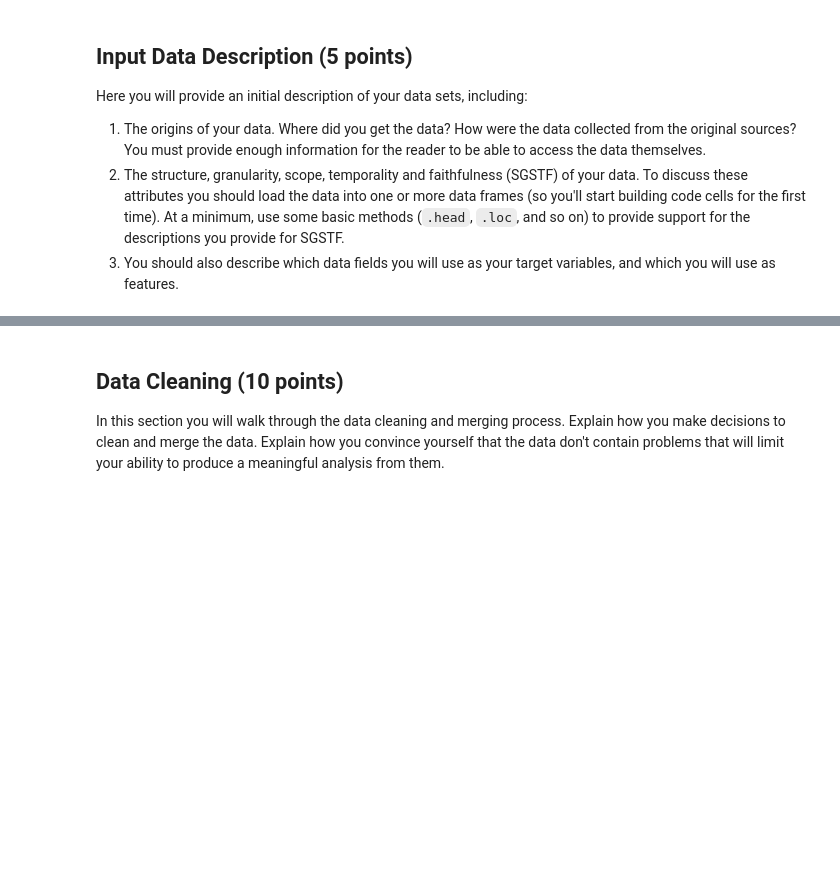
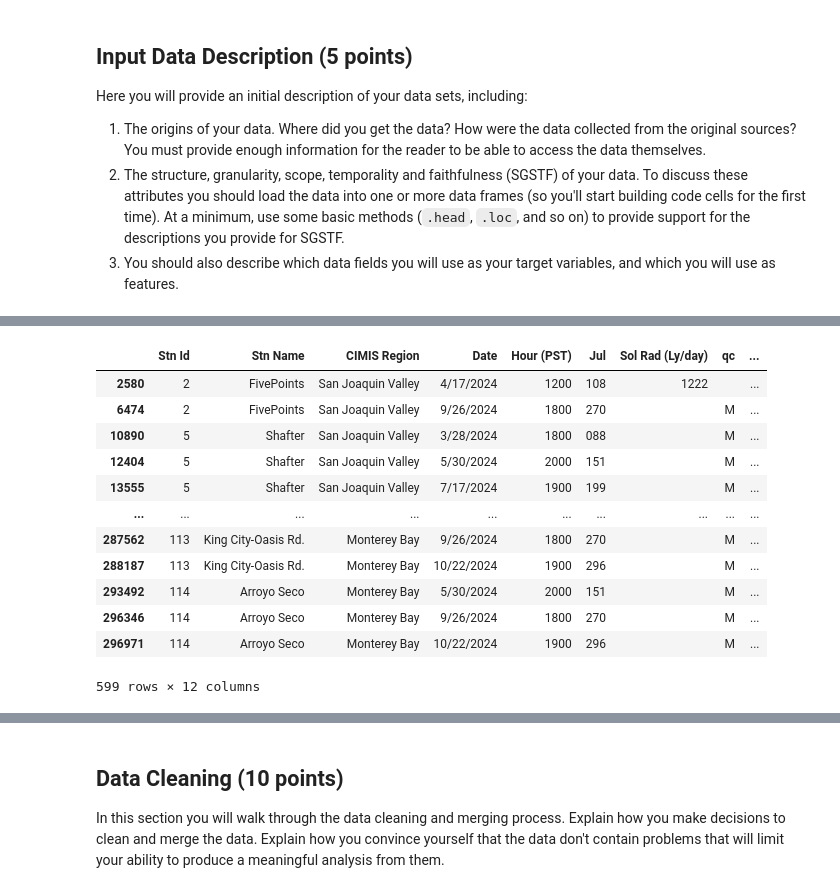
Before and after one commit to Brookeeichen/Predicted-Feeder-Congestion, a Jupyter notebook: FinalProjectTemplate_2025.ipynb, the cells around one changed output, grey strips where cells are left out. Drawn from its saved outputs; the diff is of its cells as text; code cells hidden in the pictures; blank space fills up the shorter version.

```diff
--- a/FinalProjectTemplate_2025.ipynb
+++ b/FinalProjectTemplate_2025.ipynb
@@ -92,0 +103,21 @@ Here you will provide an initial description of your data sets, including:
+# %%
+import pandas as pd
+raw = pd.read_csv(
+    "weather/cimis_raw_1.csv",
+    skiprows=1,    # skip the "# ---------" line
+    engine="python"
+)
+
+# First row (row 0) is the header line as a single string
+header = raw.iloc[0, 0].split(",")
+
+# Remaining rows are the data, each as a single comma-separated string
+data = raw.iloc[1:, 0].str.split(",", expand=True)
+
+# Assign column names
+data.columns = header
+
+# clean DataFrame
+df = data
+
+df.head(10)
@@ -92,0 +162,20 @@ Here you will provide an initial description of your data sets, including:
+# %%
+df[
+    (df['Sol Rad (Ly/day)'] == "") |
+    (df['Wind Speed (mph)'] == "") |
+    (df['Air Temp (F)'] == "")
+]
+# %% [output]
+|  | Stn Id | Stn Name | CIMIS Region | Date | Hour (PST) | Jul | Sol Rad (Ly/day) | qc | ... |
+| 2580 | 2 | FivePoints | San Joaquin Valley | 4/17/2024 | 1200 | 108 | 1222 |  | ... |
+| 6474 | 2 | FivePoints | San Joaquin Valley | 9/26/2024 | 1800 | 270 |  | M | ... |
+| 10890 | 5 | Shafter | San Joaquin Valley | 3/28/2024 | 1800 | 088 |  | M | ... |
+| 12404 | 5 | Shafter | San Joaquin Valley | 5/30/2024 | 2000 | 151 |  | M | ... |
+| 13555 | 5 | Shafter | San Joaquin Valley | 7/17/2024 | 1900 | 199 |  | M | ... |
+| ... | ... | ... | ... | ... | ... | ... | ... | ... | ... |
+| 287562 | 113 | King City-Oasis Rd. | Monterey Bay | 9/26/2024 | 1800 | 270 |  | M | ... |
+| 288187 | 113 | King City-Oasis Rd. | Monterey Bay | 10/22/2024 | 1900 | 296 |  | M | ... |
+| 293492 | 114 | Arroyo Seco | Monterey Bay | 5/30/2024 | 2000 | 151 |  | M | ... |
+| 296346 | 114 | Arroyo Seco | Monterey Bay | 9/26/2024 | 1800 | 270 |  | M | ... |
+| 296971 | 114 | Arroyo Seco | Monterey Bay | 10/22/2024 | 1900 | 296 |  | M | ... |
+599 rows × 12 columns
```
Also changed, not shown: parts of 5 cells of this notebook.
